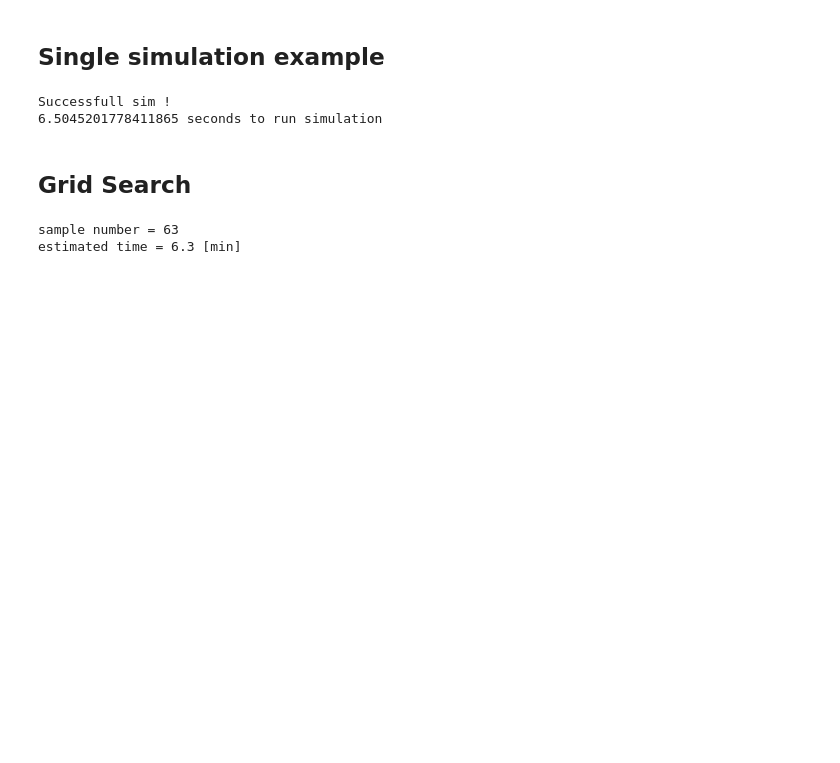
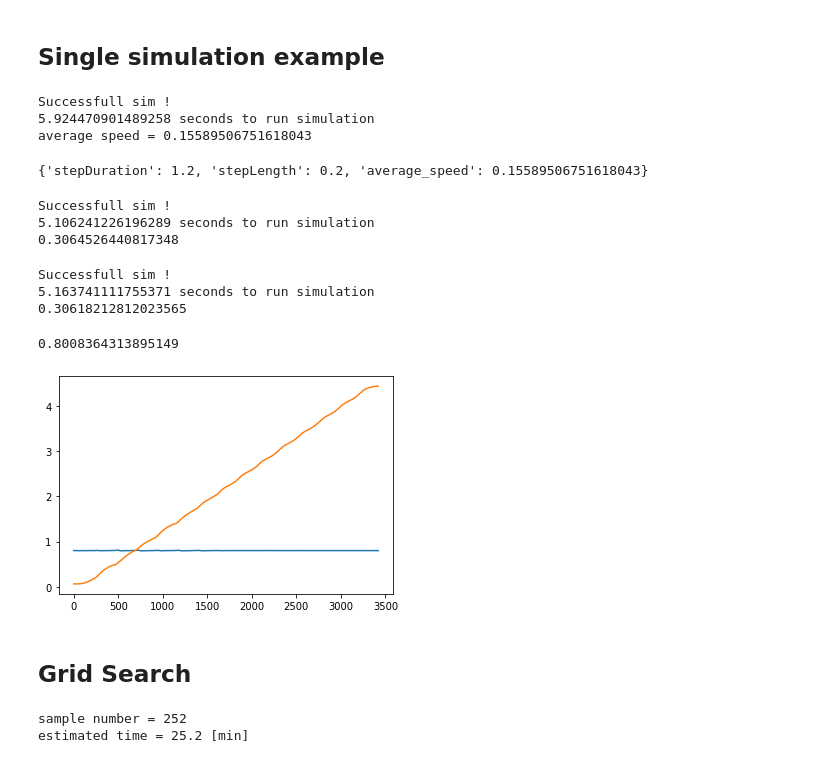
Before and after one commit to RenardDesNeiges/legged_dcm_project, a Jupyter notebook: code/optim_speed.ipynb, the cells around one changed output. Cells and saved outputs as stored; diff of their text form; code cells hidden in the pictures; blank space fills up the shorter version.

```diff
--- a/code/optim_speed.ipynb
+++ b/code/optim_speed.ipynb
@@ -34,18 +39,69 @@ def grade(pos,vel,delta_time):
     return average_velocity
 # %% [markdown]
 ## Single simulation example
-# %%
-stepLength = 0.1
-stepDuration = 1.2
-vel, pos, delta_time, average_speed = run_episode(stepLength,stepDuration)
-# %% [output]
-Successfull sim !
-6.5045201778411865 seconds to run simulation
+# %%
+stepLength = 0.2
+stepDuration = 1.2
+vel, pos, delta_time, average_speed = run_episode(stepLength,stepDuration)
+print("average speed = " + str(average_speed))
+filename = "result_example.pickle"
+
+result = {
+    "stepDuration" : stepDuration,
+    "stepLength" : stepLength,
+    "average_speed" : average_speed,
+}
+
+with open(filename, 'wb') as handle:
+    pickle.dump(result, handle, protocol=pickle.HIGHEST_PROTOCOL)
+# %% [output]
+Successfull sim !
+5.924470901489258 seconds to run simulation
+average speed = 0.15589506751618043
+# %%
+with open('result_example.pickle', 'rb') as handle:
+    result_dump = pickle.load(handle)
+
+print(result_dump)
+# %% [output]
+{'stepDuration': 1.2, 'stepLength': 0.2, 'average_speed': 0.15589506751618043}
+# %%
+stepDuration =  0.9000000000000001 #We select 1.2 second as step duration(step duration=SS+DS)
+stepLength = 0.30000000000001 #longitudinal distance between two sequential feet stepLength=stepStride/2,
+
+vel, pos, delta_time, average_speed = run_episode(stepLength,stepDuration)
+
+print(average_speed)
+# %% [output]
+Successfull sim !
+5.106241226196289 seconds to run simulation
+0.3064526440817348
+# %%
+
+speedCoeff = 0.33334
+stepDuration =  0.95000000000000001 #We select 1.2 second as step duration(step duration=SS+DS)
+stepLength = stepDuration * speedCoeff #longitudinal distance between two sequential feet stepLength=stepStride/2,
+
+vel, pos, delta_time, average_speed = run_episode(stepLength,stepDuration)
+
+print(average_speed)
+# %% [output]
+Successfull sim !
+5.163741111755371 seconds to run simulation
+0.30618212812023565
+# %%
+plt.plot(pos[:,2])
+plt.plot(pos[:,0])
+
+print(pos[-1,2])
+# %% [output]
+0.8008364313895149
+[figure, added]
 # %% [markdown]
 ## Grid Search
 # %%
-stepDurationSpace=np.arange(0.7,1.4,0.1)
-stepLengthSpace=np.arange(0.05,0.5,0.05)
+stepDurationSpace=np.arange(0.7,1.4,0.05)
+stepLengthSpace=np.arange(0.05,0.5,0.025)
 
 sample_number = len(stepDurationSpace) * len(stepLengthSpace)
 est_time = 6 * sample_number
@@ -53,8 +109,8 @@ est_time = 6 * sample_number
 print("sample number = " + str(sample_number))
 print("estimated time = " + str(est_time/60) + " [min]")
 # %% [output]
-sample number = 63
-estimated time = 6.3 [min]
+sample number = 252
+estimated time = 25.2 [min]
 # %%
 results = []
 
```
Also changed, not shown: parts of 6 cells of this notebook, 9 other files.
